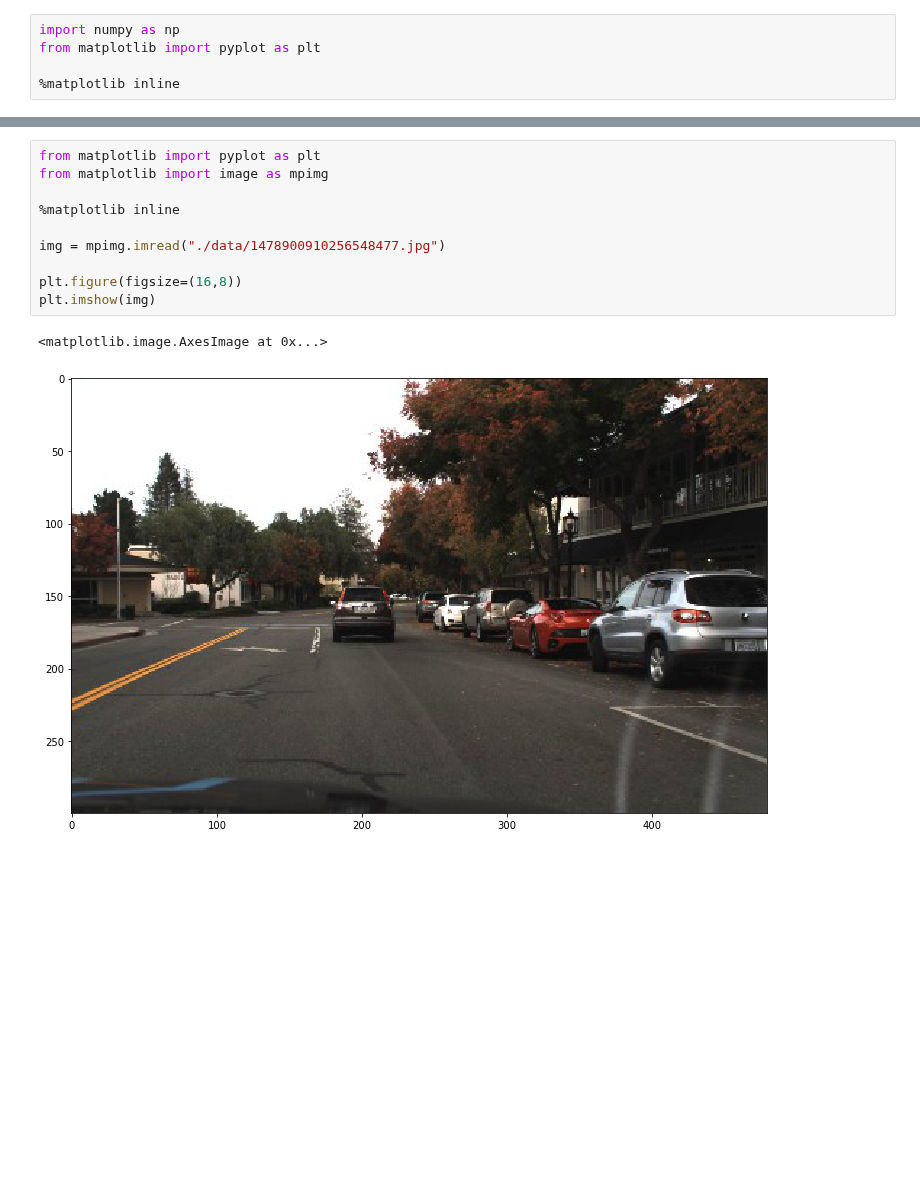
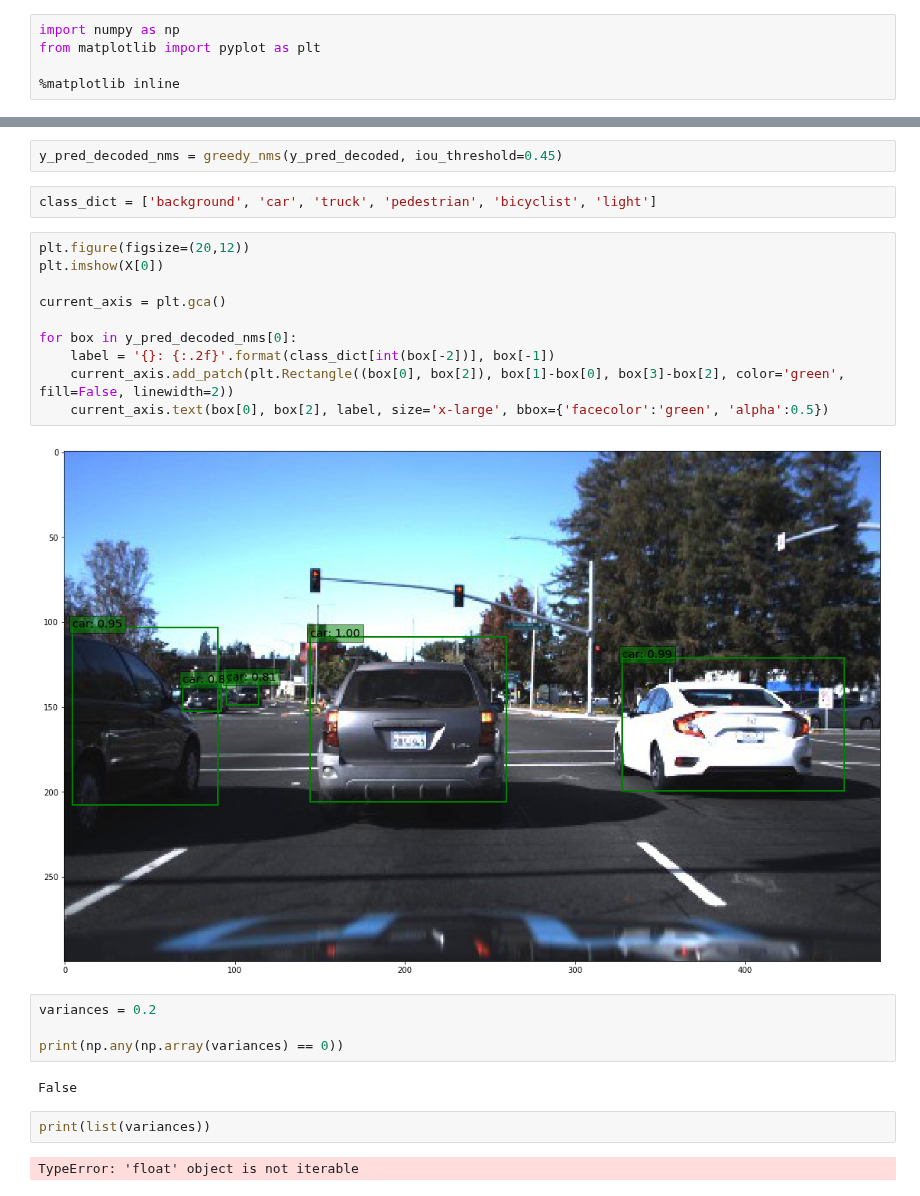
Before and after one commit to pierluigiferrari/ssd_keras, a Jupyter notebook: train_ssd7.ipynb, the cells around one changed output, grey strips where cells are left out. Cells and saved outputs as stored; diff of their text form; blank space fills up the shorter version.

```diff
--- a/train_ssd7.ipynb
+++ b/train_ssd7.ipynb
@@ -253,13 +291,26 @@ for box in y_pred_decoded[0]:
-# %%
-from matplotlib import pyplot as plt
-from matplotlib import image as mpimg
-
-%matplotlib inline
-
-img = mpimg.imread("./data/1478900910256548477.jpg")
-
-plt.figure(figsize=(16,8))
-plt.imshow(img)
-# %% [output]
-<matplotlib.image.AxesImage at 0x...>
-[figure, removed]
+# %%
+y_pred_decoded_nms = greedy_nms(y_pred_decoded, iou_threshold=0.45)
+# %%
+class_dict = ['background', 'car', 'truck', 'pedestrian', 'bicyclist', 'light']
+# %%
+plt.figure(figsize=(20,12))
+plt.imshow(X[0])
+
+current_axis = plt.gca()
+
+for box in y_pred_decoded_nms[0]:
+    label = '{}: {:.2f}'.format(class_dict[int(box[-2])], box[-1])
+    current_axis.add_patch(plt.Rectangle((box[0], box[2]), box[1]-box[0], box[3]-box[2], color='green', fill=False, linewidth=2))
+    current_axis.text(box[0], box[2], label, size='x-large', bbox={'facecolor':'green', 'alpha':0.5})
+# %% [output]
+[figure, added]
+# %%
+variances = 0.2
+
+print(np.any(np.array(variances) == 0))
+# %% [output]
+False
+# %%
+print(list(variances))
+# %% [output]
+TypeError: 'float' object is not iterable
```
Also changed, not shown: parts of 11 cells of this notebook, 6 other files.
